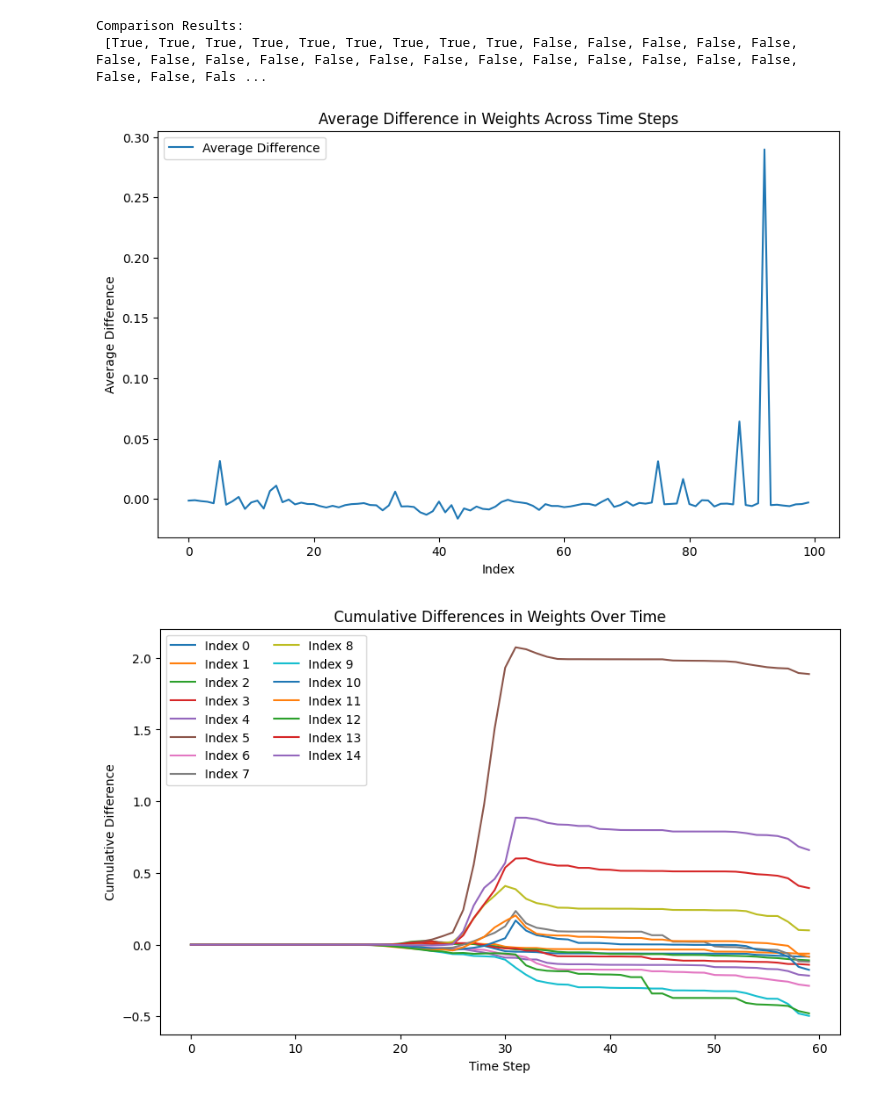
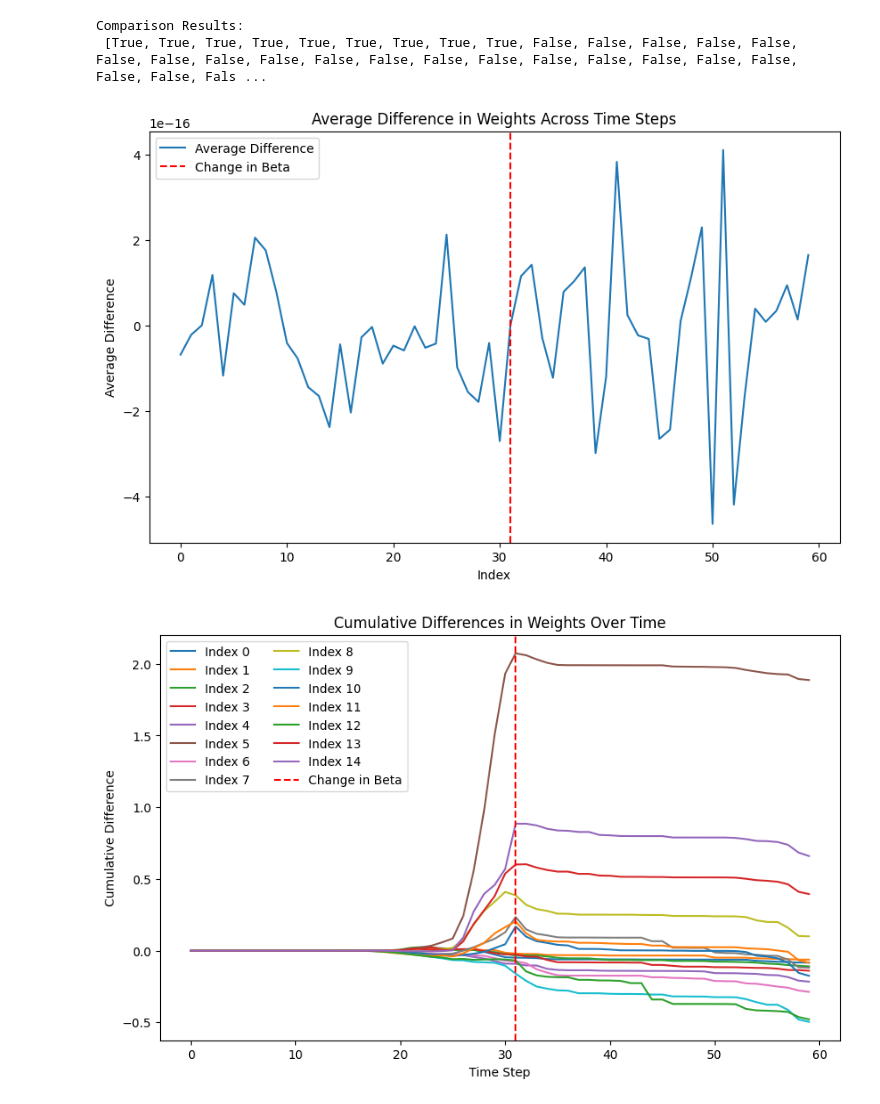
Before and after one commit to atiumcache/spatial-forecast, a Jupyter notebook: weight_comparison.ipynb, the cells around one changed output. Cells and saved outputs as stored; diff of their text form; code cells hidden in the pictures.

Commit message:
add change in beta to plots.

```diff
--- a/weight_comparison.ipynb
+++ b/weight_comparison.ipynb
@@ -132,20 +132,21 @@ Comparison Results:
 # %%
 # Combine differences into a single array for averaging
 combined_differences = np.vstack(differences)
 
 # Calculate the average difference
-average_difference = np.mean(combined_differences, axis=0)
+average_difference = np.mean(combined_differences, axis=1)
 
 # Plot the average difference
 plt.figure(figsize=(10, 6))
 plt.plot(average_difference, label='Average Difference')
 plt.xlabel('Index')
+plt.axvline(x=31, color='r', linestyle='--', label='Change in Beta')
 plt.ylabel('Average Difference')
 plt.title('Average Difference in Weights Across Time Steps')
 plt.legend()
 plt.show()
 # %% [output]
-[figure, old version]
+[figure, new version]
 # %%
 # Calculate the cumulative differences over time
 cumulative_differences = np.cumsum(combined_differences, axis=0)
@@ -156,11 +157,12 @@ for i in range(15):
     plt.plot(cumulative_differences[:, i], label=f'Index {i}')
 plt.xlabel('Time Step')
 plt.ylabel('Cumulative Difference')
+plt.axvline(x=31, color='r', linestyle='--', label='Change in Beta')
 plt.title('Cumulative Differences in Weights Over Time')
 plt.legend(loc='upper left', ncol=2)
 plt.show()
 # %% [output]
-[figure, old version]
+[figure, new version]
 # %%
 # Calculate the average cumulative difference across all indices
 average_cumulative_difference = np.mean(cumulative_differences, axis=1)
```
Also changed, not shown: parts of 1 cell of this notebook.
